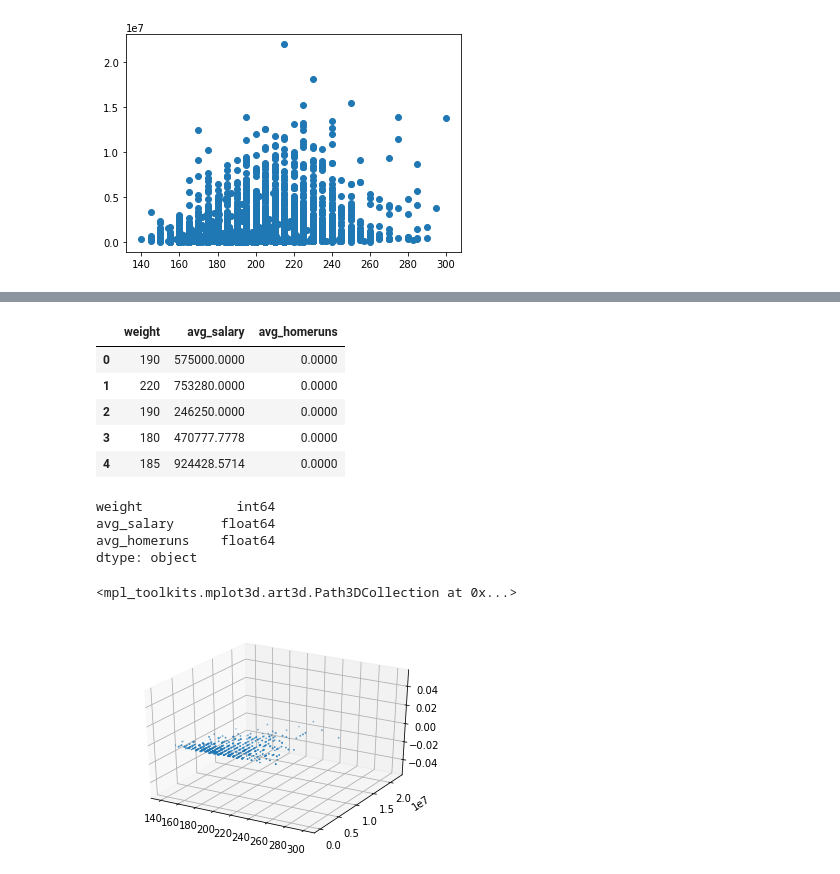
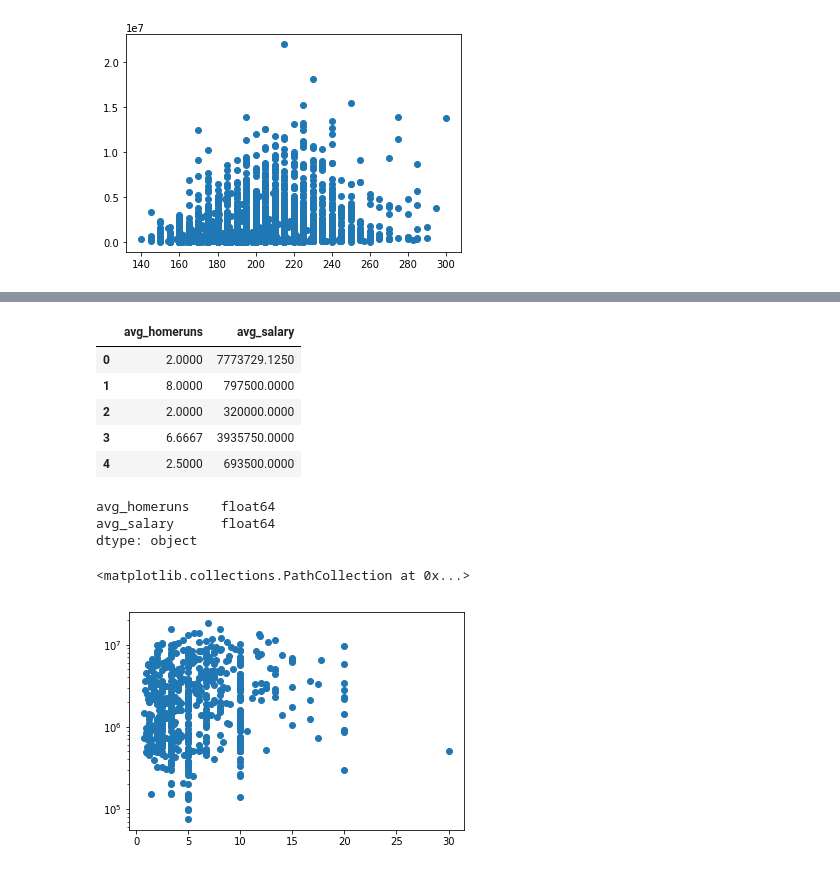
Before and after one commit to eliasverheyen/DB_PART4, a Jupyter notebook: Pt IV_0905.ipynb, the cells around one changed output, grey strips where cells are left out. Drawn from its saved outputs; the diff is of its cells as text; code cells hidden in the pictures.

```diff
--- a/Pt IV_0905.ipynb
+++ b/Pt IV_0905.ipynb
@@ -328,13 +347,17 @@ for i in range(2, 10, 2):
 # %%
 #VISUALISATIE 2
-column_names3 = ['weight', 'avg_salary','avg_homeruns']
+column_names3 = ['avg_homeruns', 'avg_salary']
 
 def vis_query(connection, column_names):
     query="""
-    SELECT m.Weight, AVG(s.Salary), AVG(b.HR)*10
+    SELECT *
+    FROM (
+    SELECT AVG(b.HR)*10 as ah, AVG(s.salary)
     FROM salaries as s, Master as m, battingpost as b
     WHERE m.PlayerID = s.PlayerID AND m.playerID = b.playerID
     GROUP BY(m.PlayerID)
+) as sub
+    WHERE sub.ah>0.01
     """
 
     # Stap 2 & 3
@@ -346,28 +369,28 @@ def vis_query(connection, column_names):
 vis2_pd = vis_query(c, column_names3)
 vis2_pd.head()
 # %% [output]
-|  | weight | avg_salary | avg_homeruns |
-| 0 | 190 | 575000.0000 | 0.0000 |
-| 1 | 220 | 753280.0000 | 0.0000 |
-| 2 | 190 | 246250.0000 | 0.0000 |
-| 3 | 180 | 470777.7778 | 0.0000 |
-| 4 | 185 | 924428.5714 | 0.0000 |
+|  | avg_homeruns | avg_salary |
+| 0 | 2.0000 | 7773729.1250 |
+| 1 | 8.0000 | 797500.0000 |
+| 2 | 2.0000 | 320000.0000 |
+| 3 | 6.6667 | 3935750.0000 |
+| 4 | 2.5000 | 693500.0000 |
 # %%
-vis2_pd['avg_salary'] = vis_pandas['avg_salary'].astype('float')
-vis2_pd['avg_homeruns'] = vis_pandas['avg_homeruns'].astype('float')
+vis2_pd['avg_salary'] = vis2_pd['avg_salary'].astype('float')
+vis2_pd['avg_homeruns'] = vis2_pd['avg_homeruns'].astype('float')
 vis2_pd.dtypes
 # %% [output]
-weight            int64
+avg_homeruns    float64
 avg_salary      float64
-avg_homeruns    float64
 dtype: object
 # %%
-from mpl_toolkits.mplot3d import Axes3D
+#from mpl_toolkits.mplot3d import Axes3D
 vis2_np = np.array(vis2_pd)
 #numpy array verliest kolomnaam, 1ste is weight, 2de avg_salary, 3de avg_homeruns
 plt.figure()
-plt.subplot(111, projection ='3d')
-plt.scatter(vis2_np[:, 0], vis2_np[:, 1], vis2_np[:, 2])
+plt.yscale('log')
+#plt.subplot(111, projection ='3d')
+plt.scatter(vis2_np[:, 0], vis2_np[:, 1])
 # %% [output]
-<mpl_toolkits.mplot3d.art3d.Path3DCollection at 0x...>
+<matplotlib.collections.PathCollection at 0x...>
-[figure, old version]
+[figure, new version]
```
Also changed, not shown: parts of 4 cells of this notebook.
